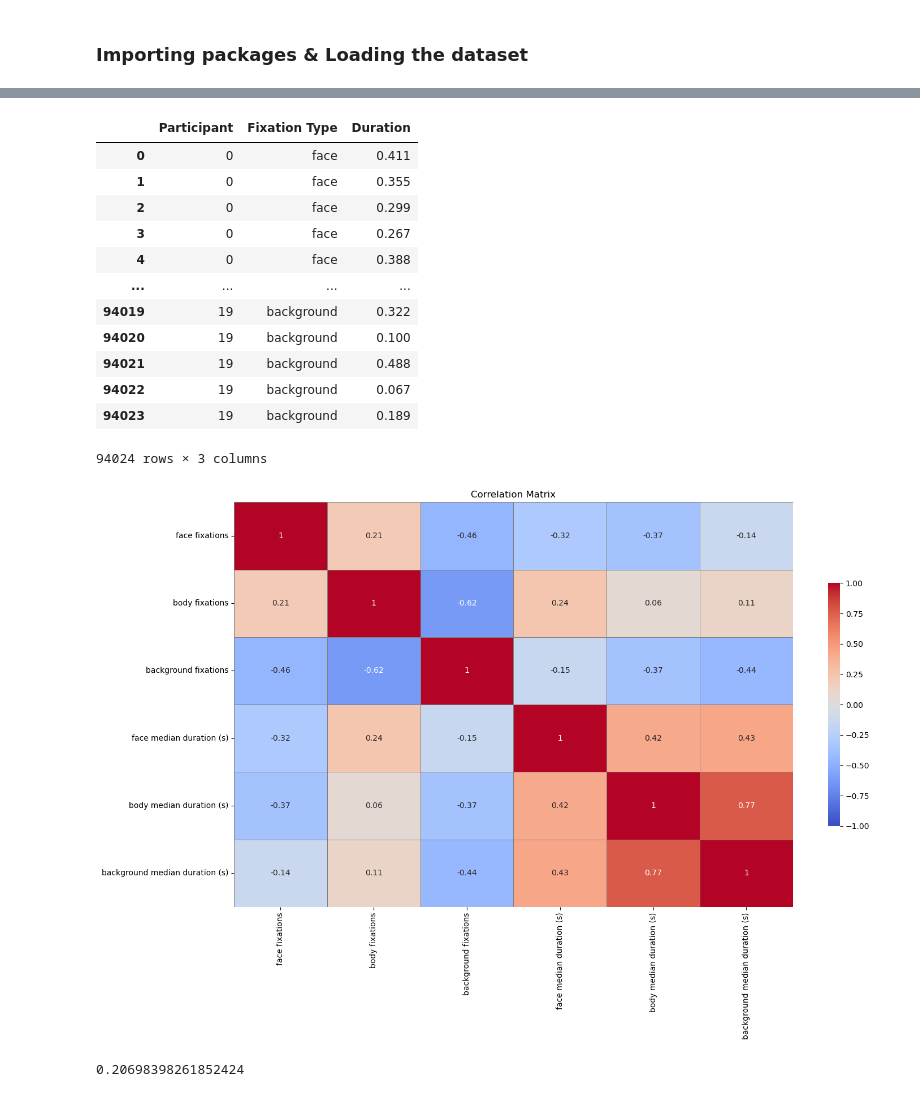
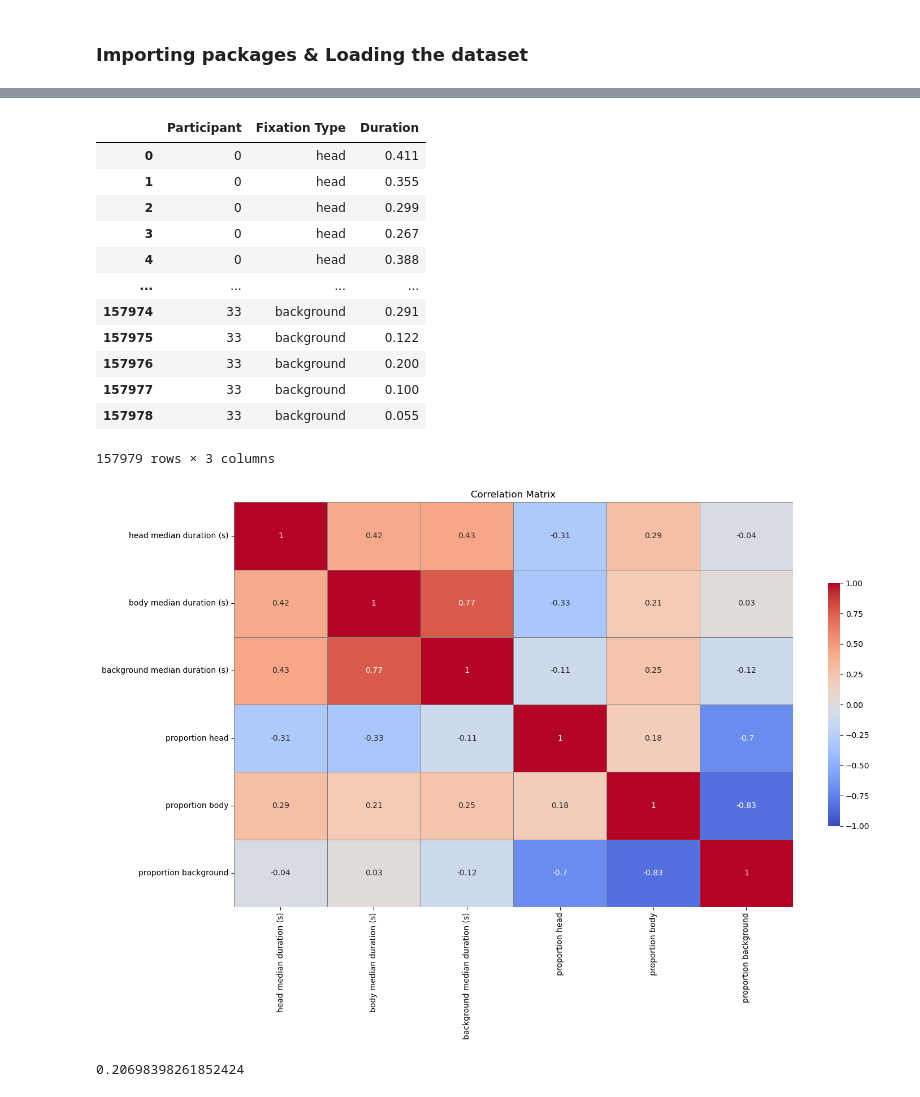
Before and after one commit to aliabugaga/Master-Thesis-Zaidan, a Jupyter notebook: VR data fixation analysis.ipynb, the cells around one changed output, grey strips where cells are left out. Cells and saved outputs as stored; diff of their text form; code cells hidden in the pictures.

```diff
--- a/VR data fixation analysis.ipynb
+++ b/VR data fixation analysis.ipynb
@@ -11,15 +11,6 @@ import seaborn as sns
 import os
 import scipy
 from scipy.stats import median_abs_deviation
-# %%
-"""
-# filter by valid, hon, events = start of fix is "2"
-# leave length (sec) = duration
-df_filtered = df[(df['valid'] == 1) & (df['events'] == 2)]
-df_filtered = df_filtered[['length', 'hon_all']]
-
-# every hit object ('hon_all') which contains 'NPC' is a body
-# every hit object ('hon_all') which contains 'face' is a face"""
 # %%
 ## function_1 to compute descriptive metrics of duration durations of each type
 def compute_fixation_durations(fixations_df, fixation_type):
@@ -37,6 +28,6 @@ def needed_categories(value):
     if 'NPC' in value_str:
         return 'body'
     elif 'face' in value_str:
-        return 'face'
+        return 'head'
     else:
         return 'background'
@@ -61,7 +50,7 @@ for file_index, file in enumerate(os.listdir(base_path)):
         # categorizing fixations to face body background
         df_filtered['hon_all'] = df_filtered['hon_all'].apply(needed_categories)
 
-        fixation_types = ['face', 'body', 'background']
+        fixation_types = ['head', 'body', 'background']
 
         # durations df for all participants with fixation type
         for ft in fixation_types:
@@ -88,7 +77,7 @@ for file_index, file in enumerate(os.listdir(base_path)):
         })
 
     except Exception as e:
-        print(f"❌ Error processing file {file}: {e}")
+        print(f"Error processing file {file}: {e}")
 
 # Create a DataFrame for the fixation analysis
 fixation_analysis_df = pd.DataFrame(fixation_analysis)
@@ -123,46 +112,51 @@ fixation_analysis_df
 durations_df
 # %% [output]
 |  | Participant | Fixation Type | Duration |
-| 0 | 0 | face | 0.411 |
-| 1 | 0 | face | 0.355 |
-| 2 | 0 | face | 0.299 |
-| 3 | 0 | face | 0.267 |
-| 4 | 0 | face | 0.388 |
+| 0 | 0 | head | 0.411 |
+| 1 | 0 | head | 0.355 |
+| 2 | 0 | head | 0.299 |
+| 3 | 0 | head | 0.267 |
+| 4 | 0 | head | 0.388 |
 | ... | ... | ... | ... |
-| 94019 | 19 | background | 0.322 |
-| 94020 | 19 | background | 0.100 |
-| 94021 | 19 | background | 0.488 |
-| 94022 | 19 | background | 0.067 |
-| 94023 | 19 | background | 0.189 |
+| 157974 | 33 | background | 0.291 |
+| 157975 | 33 | background | 0.122 |
+| 157976 | 33 | background | 0.200 |
+| 157977 | 33 | background | 0.100 |
+| 157978 | 33 | background | 0.055 |
-94024 rows × 3 columns
+157979 rows × 3 columns
 # %%
+fixation_analysis_df['proportion head'] = fixation_analysis_df['head fixations']/ fixation_analysis_df['Total fixations']
+fixation_analysis_df['proportion body'] = fixation_analysis_df['body fixations']/ fixation_analysis_df['Total fixations']
+fixation_analysis_df['proportion background'] = fixation_analysis_df['background fixations']/ fixation_analysis_df['Total fixations']
+
 cols_to_exclude = ['Participant', 'Total fixations',
-                   'face sum duration (s)', 'body sum duration (s)', 'background sum duration (s)',
-                   'face min duration (s)', 'body min duration (s)', 'background min duration (s)',
-                   'face max duration (s)', 'body max duration (s)', 'background max duration (s)',
-                   'face mean duration (s)', 'body mean duration (s)', 'background mean duration (s)']
+                   'head sum duration (s)', 'body sum duration (s)', 'background sum duration (s)',
+                   'head min duration (s)', 'body min duration (s)', 'background min duration (s)',
+                   'head max duration (s)', 'body max duration (s)', 'background max duration (s)',
+                   'head mean duration (s)', 'body mean duration (s)', 'background mean duration (s)',
+                   'head fixations', 'body fixations', 'background fixations']
 
 # a new df excluding those columns for correlations
 df_corr = fixation_analysis_df.drop(columns=cols_to_exclude)
 corr_matrix = df_corr.corr().round(2)
 
 plt.figure(figsize=(15, 10))
 
 sns.heatmap(
     corr_matrix ,
     annot=True,
     cmap='coolwarm',
     vmin=-1, vmax=1,
     center=0,
     linewidths=0.5,
     linecolor='gray',
     cbar_kws={"shrink": 0.6}
 )
 
 plt.title("Correlation Matrix")
 plt.tight_layout()
 plt.show()
 # %% [output]
-[figure, old version]
+[figure, new version]
 # %%
 # Check if correlation is significant; r = Pearson correlation coefficient
```
Also changed, not shown: parts of 7 cells of this notebook, 1 other file.
